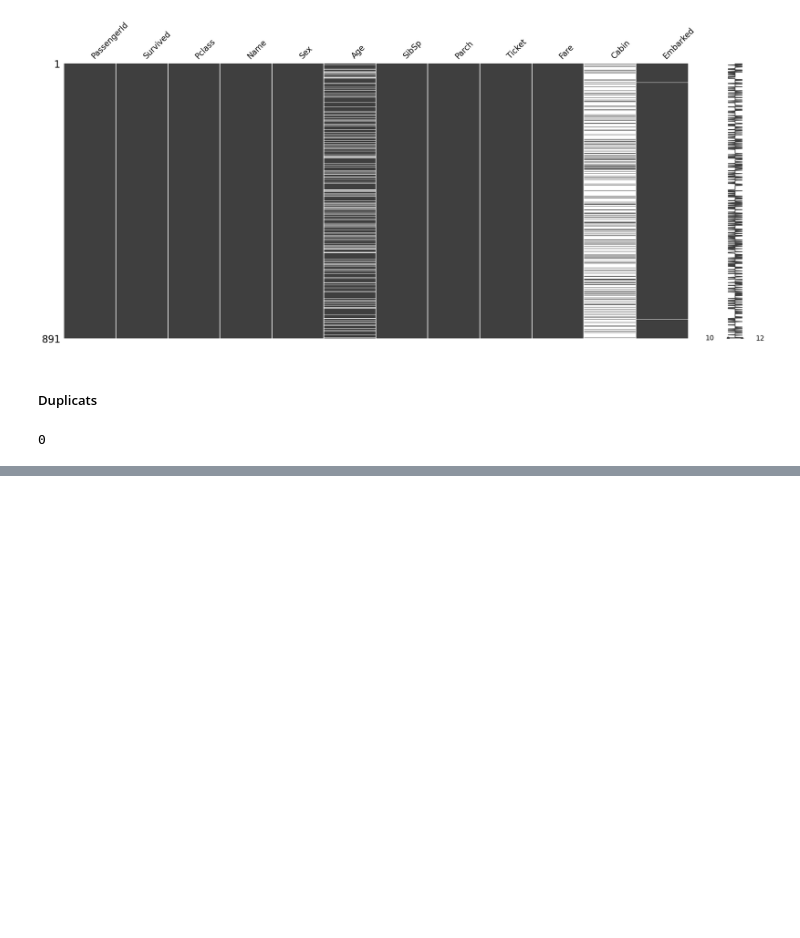
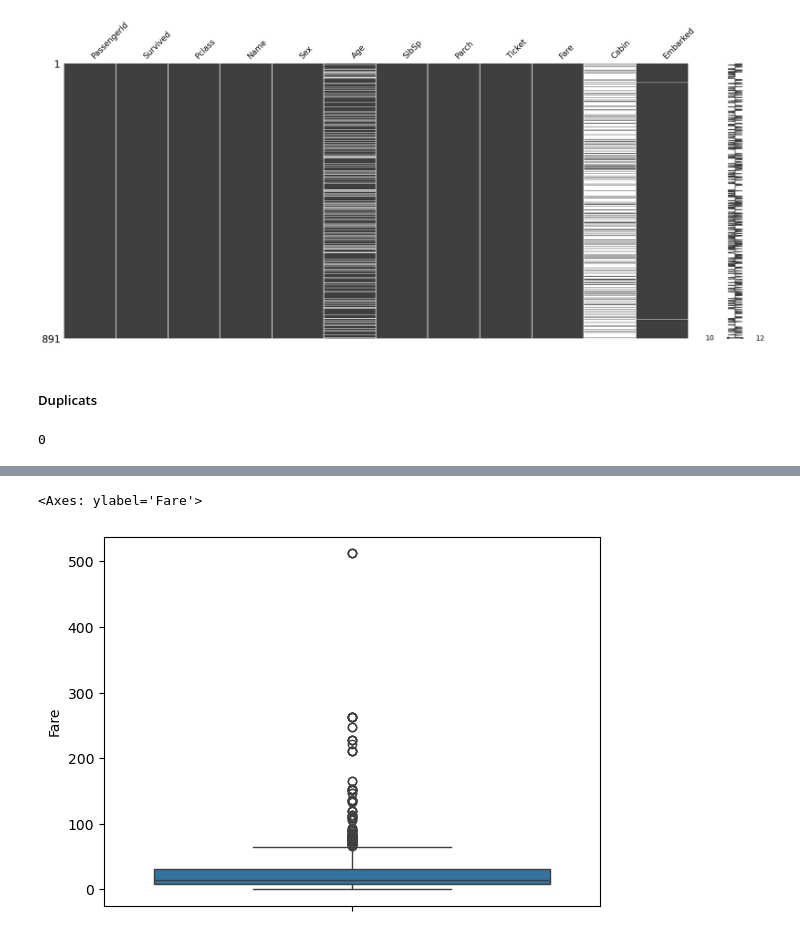
Before and after one commit to Tomefy5/titanic-survival-prediction, a Jupyter notebook: notebooks/01_eda.ipynb, the cells around one changed output, grey strips where cells are left out. Saved outputs shown, nothing was run; the diff lists cells and outputs as text; code cells hidden in the pictures; blank space fills up the shorter version.

```diff
--- a/notebooks/01_eda.ipynb
+++ b/notebooks/01_eda.ipynb
@@ -119,0 +189,5 @@ train_df.duplicated().sum()
+# %%
+sns.boxplot(train_df['Fare'])
+# %% [output]
+<Axes: ylabel='Fare'>
+[figure, added]
```
Also changed, not shown: parts of 45 cells of this notebook, 2 other files.
